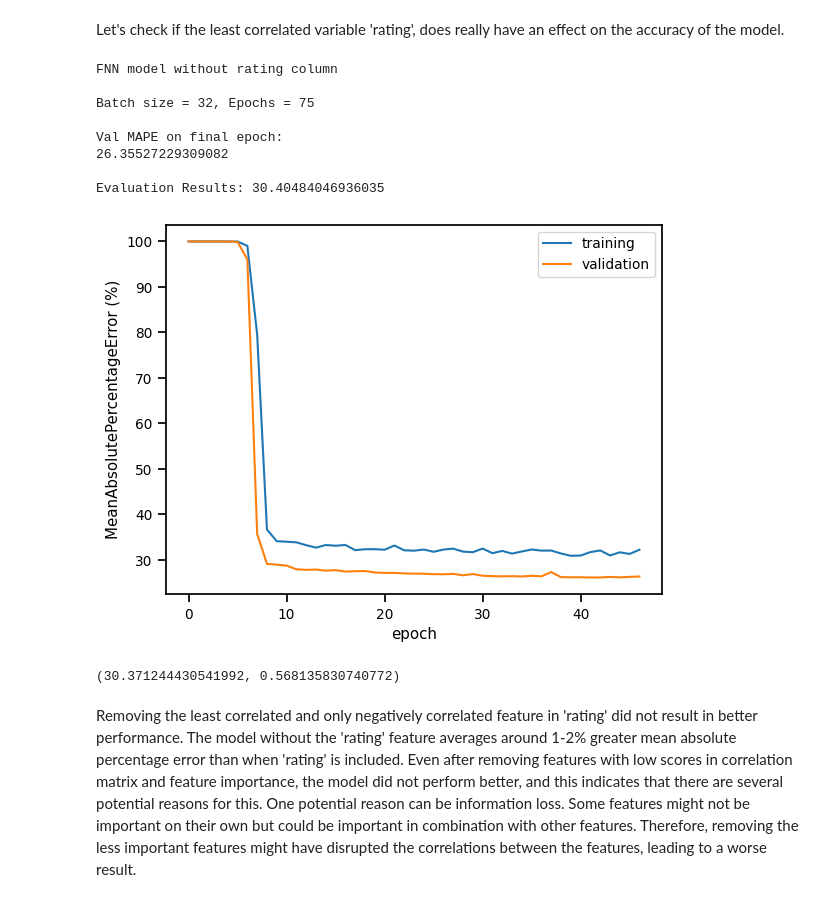
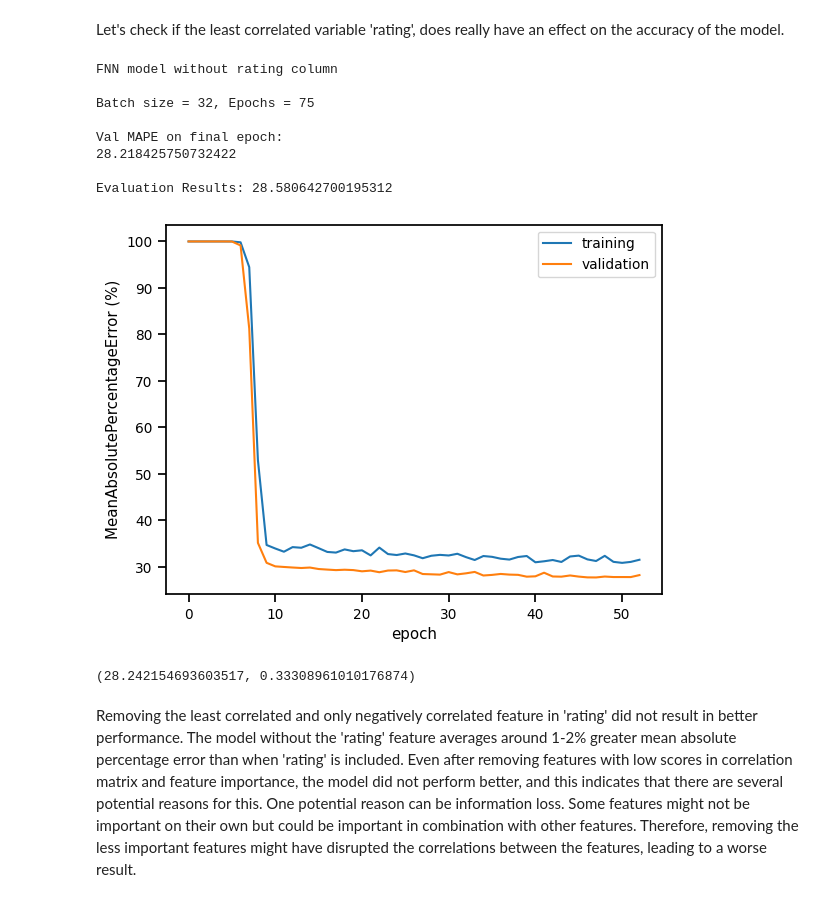
Before and after one commit to rhoyaki/PIC-16B-Final-Project, a Jupyter notebook: Movie Dataframe.ipynb, the cells around one changed output. Cells and saved outputs as stored; diff of their text form; code cells hidden in the pictures.

```diff
--- a/Movie Dataframe.ipynb
+++ b/Movie Dataframe.ipynb
@@ -905,44 +928,44 @@ input_shape = 5
 #output shape is 1 because of one label
 output_shape = 1
 
-X = scalar_df.drop("Lifetime Gross", axis = 1)
-y = scalar_df["Lifetime Gross"]
+X_no_rating = scalar_df.drop("Lifetime Gross", axis = 1)
+y_no_rating = scalar_df["Lifetime Gross"]
 
 #Get evaluation set (X_eval, y_eval)
-X_training, X_eval, y_training, y_eval = train_test_split(X, y, test_size = 0.1)
+X_training2, X_eval2, y_training2, y_eval2 = train_test_split(X_no_rating, y_no_rating, test_size = 0.1)
 
 #training and validation set
-X_train2, X_test2, y_train2, y_test2 = train_test_split(X_training, y_training, test_size = 0.2)
+X_train2, X_test2, y_train2, y_test2 = train_test_split(X_training2, y_training2, test_size = 0.2)
 
 print('FNN model without rating column \n')
 print('Batch size = 32, Epochs = 75 \n')
 
 FNN_model2 = construct_fnn(input_shape, output_shape)
 history = train_model(FNN_model2, (X_train2, y_train2), (X_test2, y_test2), 32, 75)
 
 # print out final validation MAPE
 print("Val MAPE on final epoch:")
 print(history.history["val_mean_absolute_percentage_error"][-1], "\n")
 
-print("Evaluation Results:", FNN_model2.evaluate(X_eval, y_eval, verbose=0)[0])
+print("Evaluation Results:", FNN_model2.evaluate(X_eval2, y_eval2, verbose=0)[0])
 plt.plot(history.history["loss"], label = "training")
 plt.plot(history.history["val_loss"], label = "validation")
 plt.gca().set(xlabel = "epoch", ylabel = "MeanAbsolutePercentageError (%)")
 plt.legend()
 plt.show()
 # %% [output]
 FNN model without rating column
 
 Batch size = 32, Epochs = 75
 
 Val MAPE on final epoch:
-26.35527229309082
+28.218425750732422
 
-Evaluation Results: 30.40484046936035
+Evaluation Results: 28.580642700195312
-[figure, old version]
+[figure, new version]
 # %%
-print(test_model())
+print(test_model(X_train = X_train2, y_train = y_train2, X_test = X_test2, y_test = y_test2, X_eval = X_eval2, y_eval = y_eval2))
 # %% [output]
-(30.371244430541992, 0.568135830740772)
+(28.242154693603517, 0.33308961010176874)
 # %% [markdown]
 Removing the least correlated and only negatively correlated feature in 'rating' did not result in better performance. The model without the 'rating' feature averages around 1-2% greater mean absolute percentage error than when 'rating' is included. Even after removing features with low scores in correlation matrix and feature importance, the model did not perform better, and this indicates that there are several potential reasons for this. One potential reason can be information loss. Some features might not be important on their own but could be important in combination with other features. Therefore, removing the less important features might have disrupted the correlations between the features, leading to a worse result.
```
Also changed, not shown: parts of 34 cells of this notebook.
